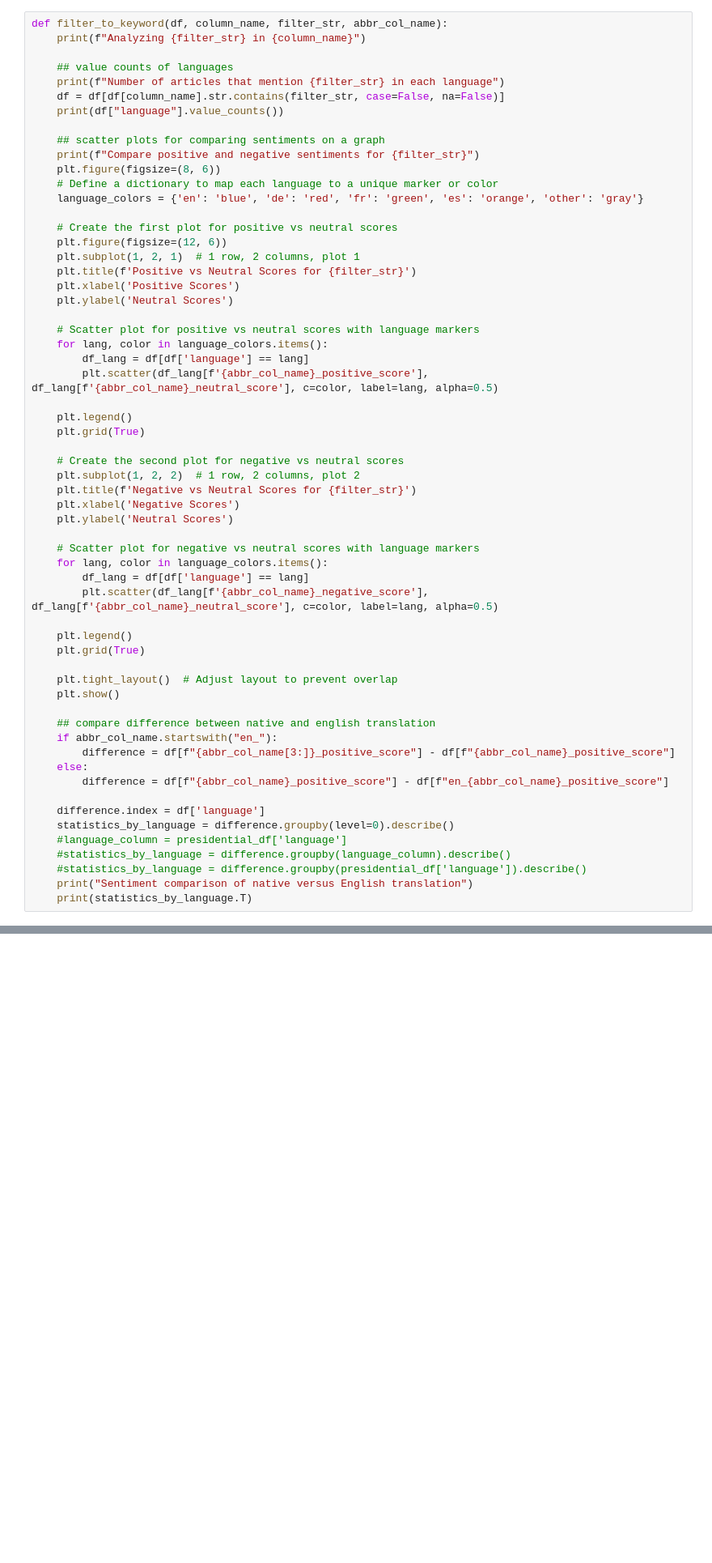
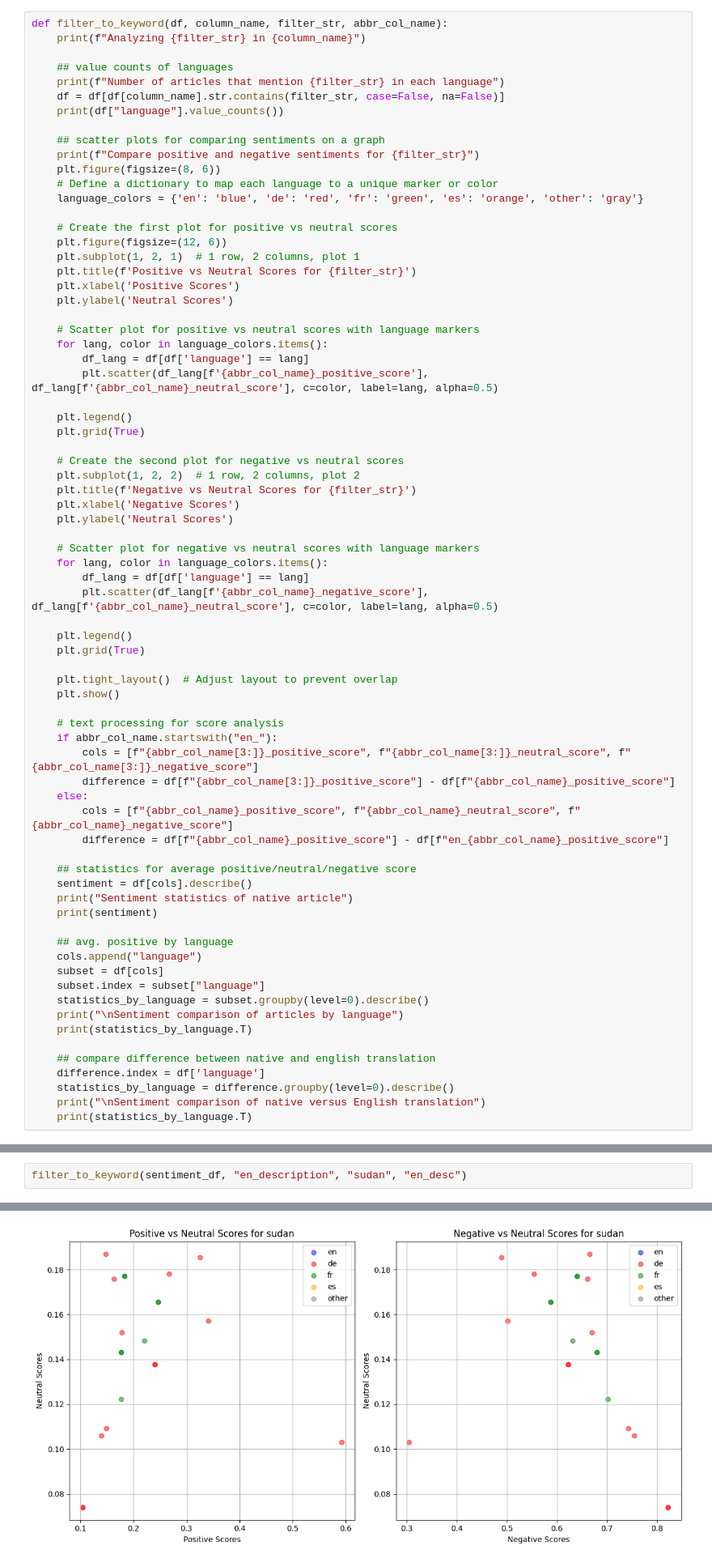
Before and after one commit to sprestrelski/multilingual-sentiment-analysis, a Jupyter notebook: project.ipynb, the cells around one changed output, grey strips where cells are left out. Shown at 81% size. Cells and saved outputs as stored; diff of their text form; blank space fills up the shorter version.

Commit message:
feat: finish analysis

```diff
--- a/project.ipynb
+++ b/project.ipynb
@@ -382,16 +452,29 @@ def filter_to_keyword(df, column_name, filter_str, abbr_col_name):
     plt.tight_layout()  # Adjust layout to prevent overlap
     plt.show()
 
-    ## compare difference between native and english translation
+    # text processing for score analysis
     if abbr_col_name.startswith("en_"):
+        cols = [f"{abbr_col_name[3:]}_positive_score", f"{abbr_col_name[3:]}_neutral_score", f"{abbr_col_name[3:]}_negative_score"]
         difference = df[f"{abbr_col_name[3:]}_positive_score"] - df[f"{abbr_col_name}_positive_score"]
     else:
+        cols = [f"{abbr_col_name}_positive_score", f"{abbr_col_name}_neutral_score", f"{abbr_col_name}_negative_score"]
         difference = df[f"{abbr_col_name}_positive_score"] - df[f"en_{abbr_col_name}_positive_score"]
 
+    ## statistics for average positive/neutral/negative score
+    sentiment = df[cols].describe()
+    print("Sentiment statistics of native article")
+    print(sentiment)
+
+    ## avg. positive by language
+    cols.append("language")
+    subset = df[cols]
+    subset.index = subset["language"]
+    statistics_by_language = subset.groupby(level=0).describe()
+    print("\nSentiment comparison of articles by language")
+    print(statistics_by_language.T)
+
+    ## compare difference between native and english translation
     difference.index = df['language']
     statistics_by_language = difference.groupby(level=0).describe()
-    #language_column = presidential_df['language']
-    #statistics_by_language = difference.groupby(language_column).describe()
-    #statistics_by_language = difference.groupby(presidential_df['language']).describe()
-    print("Sentiment comparison of native versus English translation")
+    print("\nSentiment comparison of native versus English translation")
     print(statistics_by_language.T)
@@ -562,0 +691,3 @@ political: 47
+# %%
+filter_to_keyword(sentiment_df, "en_description", "sudan", "en_desc")
+# %% [output]
@@ -562,0 +702 @@ political: 47
+[figure, added]
```
Also changed, not shown: parts of 29 cells of this notebook, 1 other file.
